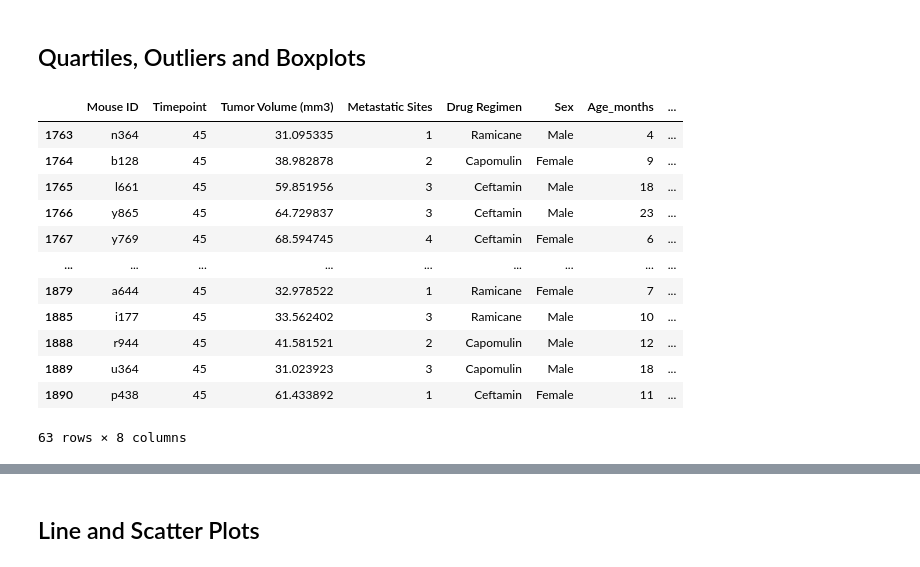
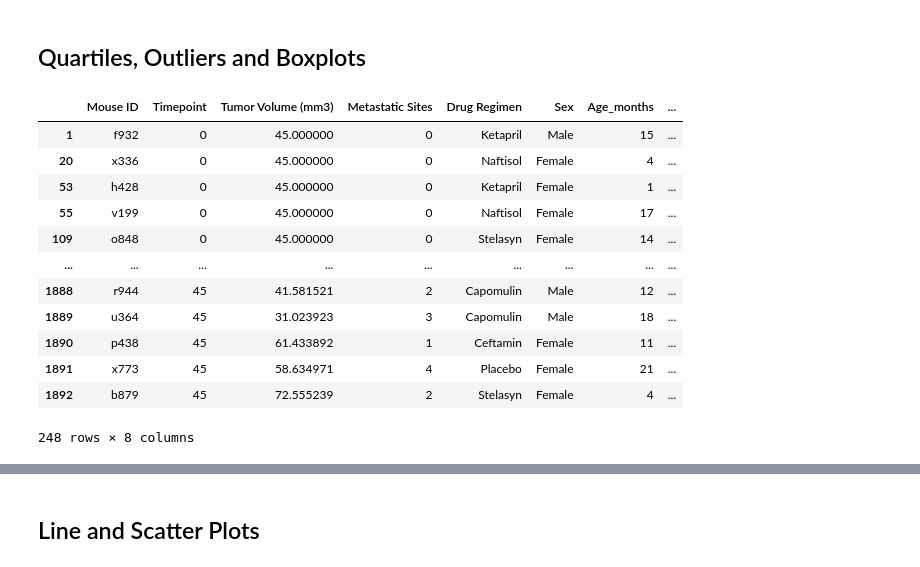
Before and after one commit to Kdata249/Pymaceuticals, a Jupyter notebook: 05-Data-Visualization/Starter_Code/Pymaceuticals_HW/pymaceuticals_starter.ipynb, the cells around one changed output, grey strips where cells are left out. Saved outputs shown, nothing was run; the diff lists cells and outputs as text; code cells hidden in the pictures.

```diff
--- a/05-Data-Visualization/Starter_Code/Pymaceuticals_HW/pymaceuticals_starter.ipynb
+++ b/05-Data-Visualization/Starter_Code/Pymaceuticals_HW/pymaceuticals_starter.ipynb
@@ -201,36 +206,37 @@ plt.pie(sex_counts, explode=explode, labels=labels, colors=colors,
 # %%
 # Calculate the final tumor volume of each mouse across four of the treatment regimens:
 # Capomulin, Ramicane, Infubinol, and Ceftamin
 
 # Start by getting the last (greatest) timepoint for each mouse
 
-greatest_timepoint = data_cleaned.loc[(data_cleaned['Drug Regimen'] == 'Capomulin') | (data_cleaned['Drug Regimen'] == 'Ramicane') | (data_cleaned['Drug Regimen'] == 'Infubinol') | (data_cleaned['Drug Regimen'] == 'Ceftamin')]
+#other attempts
+#greatest_timepoint = data_cleaned.loc[(data_cleaned['Drug Regimen'] == 'Capomulin') | (data_cleaned['Drug Regimen'] == 'Ramicane') | (data_cleaned['Drug Regimen'] == 'Infubinol') | (data_cleaned['Drug Regimen'] == 'Ceftamin')]
+#condition = data_cleaned['Timepoint'] == 45
+#greatest_timepoint = greatest_timepoint[condition]
 
-condition = data_cleaned['Timepoint'] == 45
-
-greatest_timepoint = greatest_timepoint[condition]
-#greatest_timepoint = greatest_timepoint.groupby('Mouse ID')['Timepoint'].max()
+#greatest_timepoint = data_cleaned.groupby('Drug Regimen')[data_cleaned['Timepoint'].max()]
+greatest_timepoint = data_cleaned[data_cleaned['Timepoint'] == data_cleaned.groupby('Mouse ID')['Timepoint'].transform('max')]
 
 
 
 # Merge this group df with the original DataFrame to get the tumor volume at the last timepoint
 #merged_df = pd.merge(greatest_timepoint, data_cleaned, on = 'Mouse ID')
 #merged_df
 greatest_timepoint
 # %% [output]
 |  | Mouse ID | Timepoint | Tumor Volume (mm3) | Metastatic Sites | Drug Regimen | Sex | Age_months | ... |
-| 1763 | n364 | 45 | 31.095335 | 1 | Ramicane | Male | 4 | ... |
-| 1764 | b128 | 45 | 38.982878 | 2 | Capomulin | Female | 9 | ... |
-| 1765 | l661 | 45 | 59.851956 | 3 | Ceftamin | Male | 18 | ... |
-| 1766 | y865 | 45 | 64.729837 | 3 | Ceftamin | Male | 23 | ... |
-| 1767 | y769 | 45 | 68.594745 | 4 | Ceftamin | Female | 6 | ... |
+| 1 | f932 | 0 | 45.000000 | 0 | Ketapril | Male | 15 | ... |
+| 20 | x336 | 0 | 45.000000 | 0 | Naftisol | Female | 4 | ... |
+| 53 | h428 | 0 | 45.000000 | 0 | Ketapril | Female | 1 | ... |
+| 55 | v199 | 0 | 45.000000 | 0 | Naftisol | Female | 17 | ... |
+| 109 | o848 | 0 | 45.000000 | 0 | Stelasyn | Female | 14 | ... |
 | ... | ... | ... | ... | ... | ... | ... | ... | ... |
-| 1879 | a644 | 45 | 32.978522 | 1 | Ramicane | Female | 7 | ... |
-| 1885 | i177 | 45 | 33.562402 | 3 | Ramicane | Male | 10 | ... |
 | 1888 | r944 | 45 | 41.581521 | 2 | Capomulin | Male | 12 | ... |
 | 1889 | u364 | 45 | 31.023923 | 3 | Capomulin | Male | 18 | ... |
 | 1890 | p438 | 45 | 61.433892 | 1 | Ceftamin | Female | 11 | ... |
+| 1891 | x773 | 45 | 58.634971 | 4 | Placebo | Female | 21 | ... |
+| 1892 | b879 | 45 | 72.555239 | 2 | Stelasyn | Female | 4 | ... |
-63 rows × 8 columns
+248 rows × 8 columns
 # %%
 # Put treatments into a list for for loop (and later for plot labels)
 treatments = ['Capomulin', 'Ramicane', 'Ifubinol', 'Ceftamine']
```
Also changed, not shown: parts of 5 cells of this notebook.
